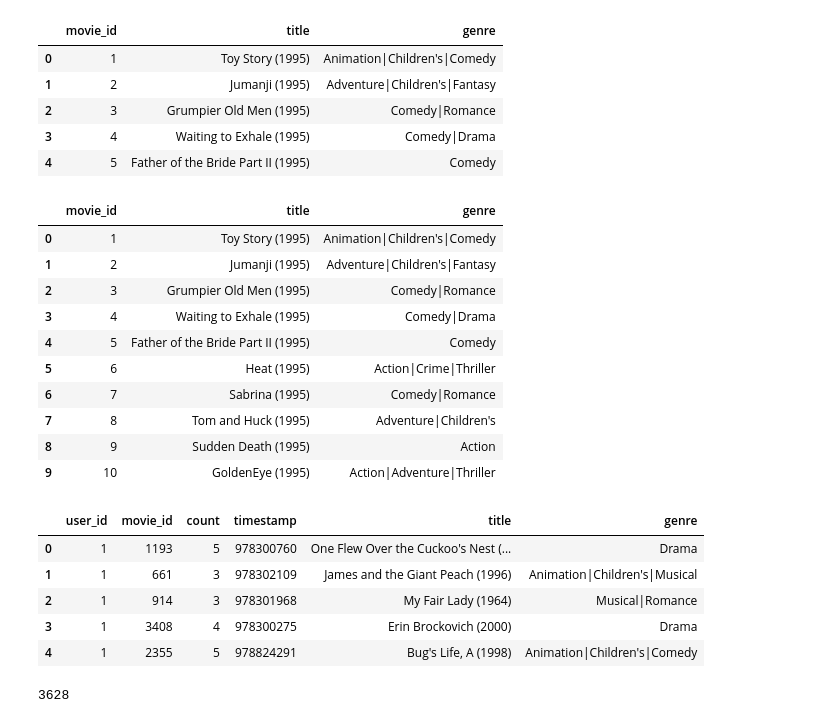
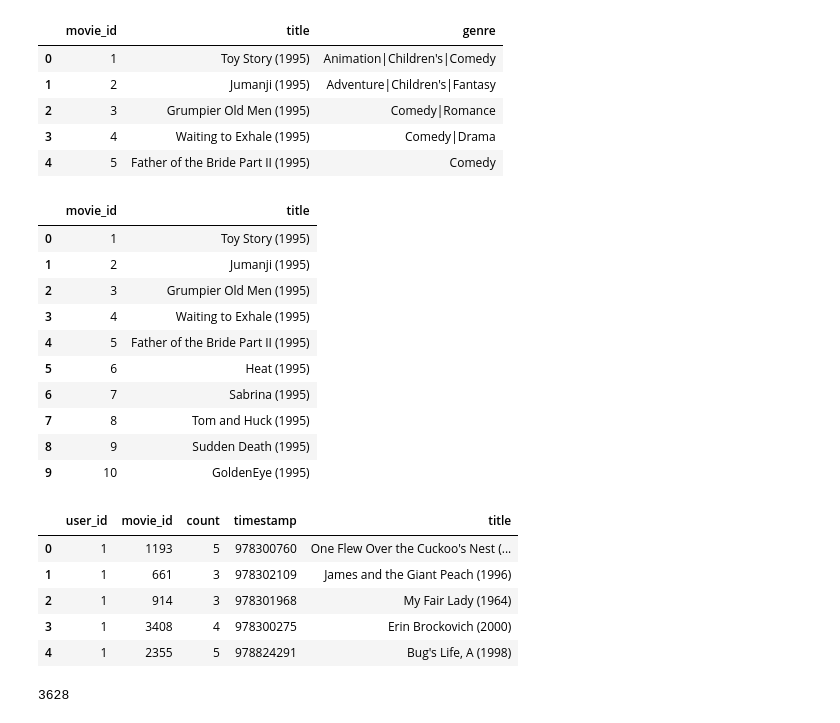
Before and after one commit to cosmic4dev/modulab, a Jupyter notebook: [E-09]RecommendSystem.ipynb, the cells around one changed output. Saved outputs shown, nothing was run; the diff lists cells and outputs as text; code cells hidden in the pictures.

```diff
--- a/[E-09]RecommendSystem.ipynb
+++ b/[E-09]RecommendSystem.ipynb
@@ -59,18 +63,18 @@ movies.head()
 | 4 | 5 | Father of the Bride Part II (1995) | Comedy |
 # %%
 # 사용하는 컬럼만 남겨줍니다.
-using_cols = ['movie_id', 'title', 'genre']
+using_cols = ['movie_id', 'title']
 data = movies[using_cols]
 data.head(10)
 # %% [output]
-|  | movie_id | title | genre |
-| 0 | 1 | Toy Story (1995) | Animation|Children's|Comedy |
-| 1 | 2 | Jumanji (1995) | Adventure|Children's|Fantasy |
-| 2 | 3 | Grumpier Old Men (1995) | Comedy|Romance |
-| 3 | 4 | Waiting to Exhale (1995) | Comedy|Drama |
-| 4 | 5 | Father of the Bride Part II (1995) | Comedy |
-| 5 | 6 | Heat (1995) | Action|Crime|Thriller |
-| 6 | 7 | Sabrina (1995) | Comedy|Romance |
-| 7 | 8 | Tom and Huck (1995) | Adventure|Children's |
-| 8 | 9 | Sudden Death (1995) | Action |
-| 9 | 10 | GoldenEye (1995) | Action|Adventure|Thriller |
+|  | movie_id | title |
+| 0 | 1 | Toy Story (1995) |
+| 1 | 2 | Jumanji (1995) |
+| 2 | 3 | Grumpier Old Men (1995) |
+| 3 | 4 | Waiting to Exhale (1995) |
+| 4 | 5 | Father of the Bride Part II (1995) |
+| 5 | 6 | Heat (1995) |
+| 6 | 7 | Sabrina (1995) |
+| 7 | 8 | Tom and Huck (1995) |
+| 8 | 9 | Sudden Death (1995) |
+| 9 | 10 | GoldenEye (1995) |
@@ -83,10 +84,10 @@ df = data.set_index('movie_id')
 ratings = ratings.join(df, on = 'movie_id')
 ratings.head()
 # %% [output]
-|  | user_id | movie_id | count | timestamp | title | genre |
-| 0 | 1 | 1193 | 5 | 978300760 | One Flew Over the Cuckoo's Nest (... | Drama |
-| 1 | 1 | 661 | 3 | 978302109 | James and the Giant Peach (1996) | Animation|Children's|Musical |
-| 2 | 1 | 914 | 3 | 978301968 | My Fair Lady (1964) | Musical|Romance |
-| 3 | 1 | 3408 | 4 | 978300275 | Erin Brockovich (2000) | Drama |
-| 4 | 1 | 2355 | 5 | 978824291 | Bug's Life, A (1998) | Animation|Children's|Comedy |
+|  | user_id | movie_id | count | timestamp | title |
+| 0 | 1 | 1193 | 5 | 978300760 | One Flew Over the Cuckoo's Nest (... |
+| 1 | 1 | 661 | 3 | 978302109 | James and the Giant Peach (1996) |
+| 2 | 1 | 914 | 3 | 978301968 | My Fair Lady (1964) |
+| 3 | 1 | 3408 | 4 | 978300275 | Erin Brockovich (2000) |
+| 4 | 1 | 2355 | 5 | 978824291 | Bug's Life, A (1998) |
 # %%
```
Also changed, not shown: parts of 26 cells of this notebook.
